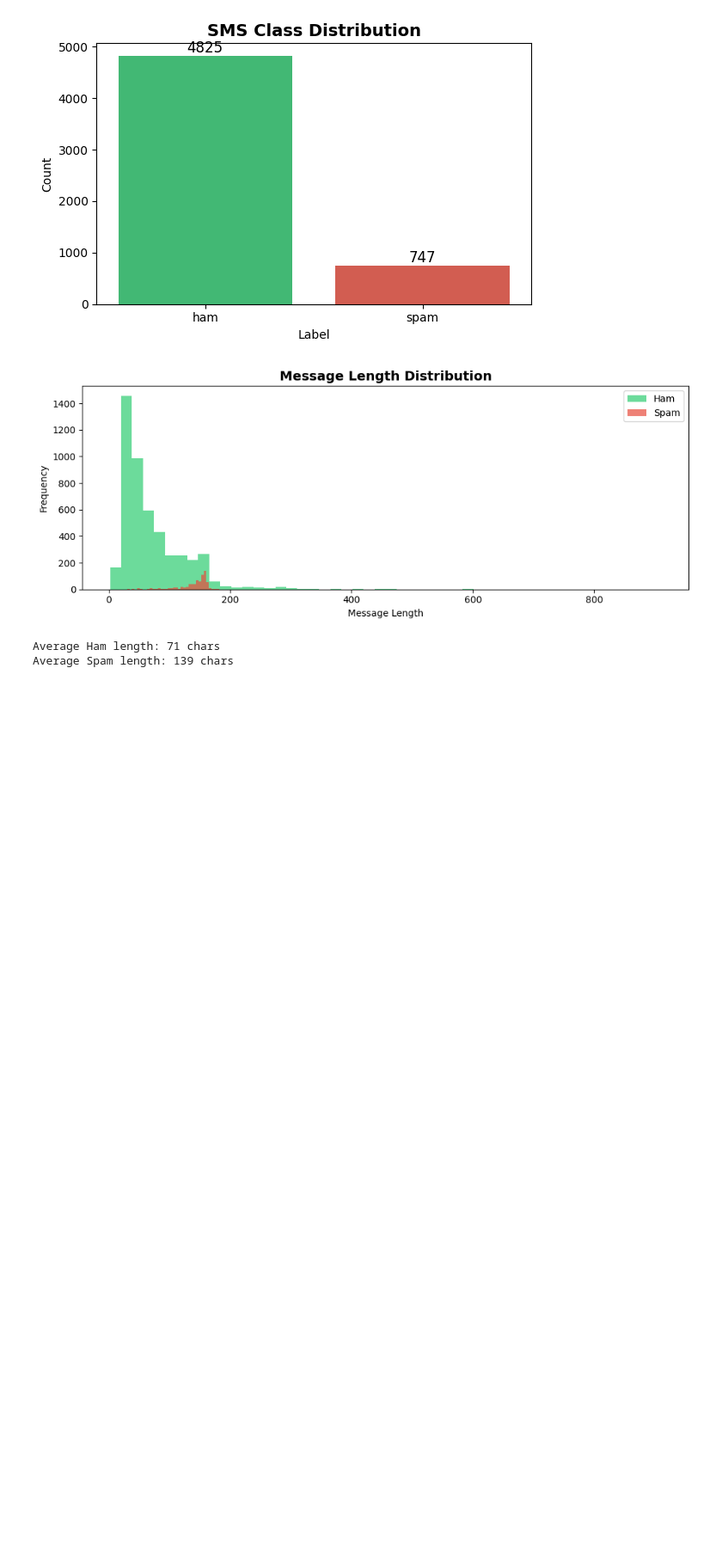
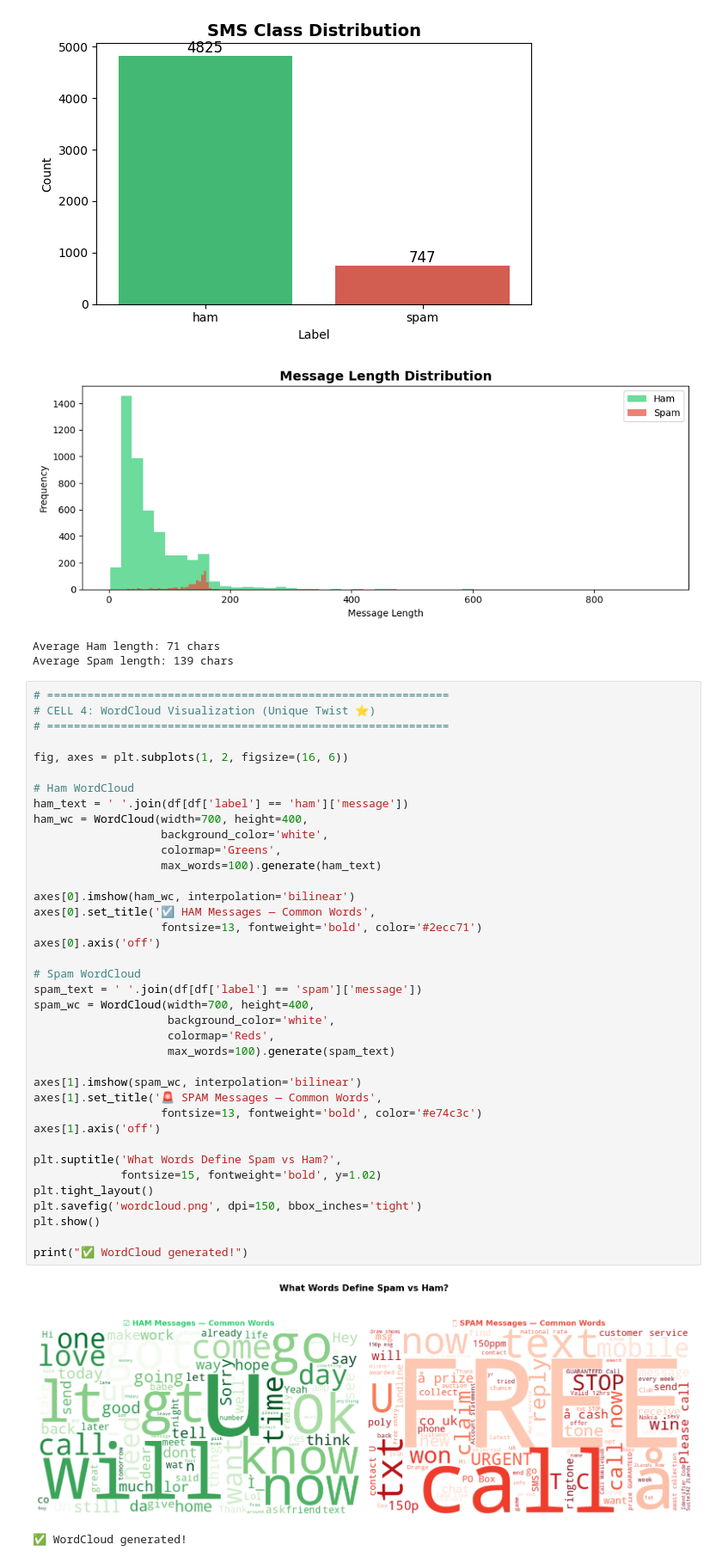
Before and after one commit to Adiiiipawar/Codsoft, a Jupyter notebook: Task4_Spam_SMS_Detection/spam_sms_detection.ipynb, the cells around one changed output. Shown at 86% size. Cells and saved outputs as stored; diff of their text form; blank space fills up the shorter version.

Commit message:
Task 4 : Add WorkCloud

```diff
--- a/Task4_Spam_SMS_Detection/spam_sms_detection.ipynb
+++ b/Task4_Spam_SMS_Detection/spam_sms_detection.ipynb
@@ -144,3 +144,44 @@ Passing `palette` without assigning `hue` is deprecated and will be removed in v
 [figure]
 Average Ham length: 71 chars
 Average Spam length: 139 chars
+# %%
+# ============================================================
+# CELL 4: WordCloud Visualization (Unique Twist ⭐)
+# ============================================================
+
+fig, axes = plt.subplots(1, 2, figsize=(16, 6))
+
+# Ham WordCloud
+ham_text = ' '.join(df[df['label'] == 'ham']['message'])
+ham_wc = WordCloud(width=700, height=400,
+                   background_color='white',
+                   colormap='Greens',
+                   max_words=100).generate(ham_text)
+
+axes[0].imshow(ham_wc, interpolation='bilinear')
+axes[0].set_title('☑️ HAM Messages — Common Words',
+                   fontsize=13, fontweight='bold', color='#2ecc71')
+axes[0].axis('off')
+
+# Spam WordCloud
+spam_text = ' '.join(df[df['label'] == 'spam']['message'])
+spam_wc = WordCloud(width=700, height=400,
+                    background_color='white',
+                    colormap='Reds',
+                    max_words=100).generate(spam_text)
+
+axes[1].imshow(spam_wc, interpolation='bilinear')
+axes[1].set_title('🚨 SPAM Messages — Common Words',
+                   fontsize=13, fontweight='bold', color='#e74c3c')
+axes[1].axis('off')
+
+plt.suptitle('What Words Define Spam vs Ham?',
+             fontsize=15, fontweight='bold', y=1.02)
+plt.tight_layout()
+plt.savefig('wordcloud.png', dpi=150, bbox_inches='tight')
+plt.show()
+
+print("✅ WordCloud generated!")
+# %% [output]
+[figure, added]
+✅ WordCloud generated!
```
